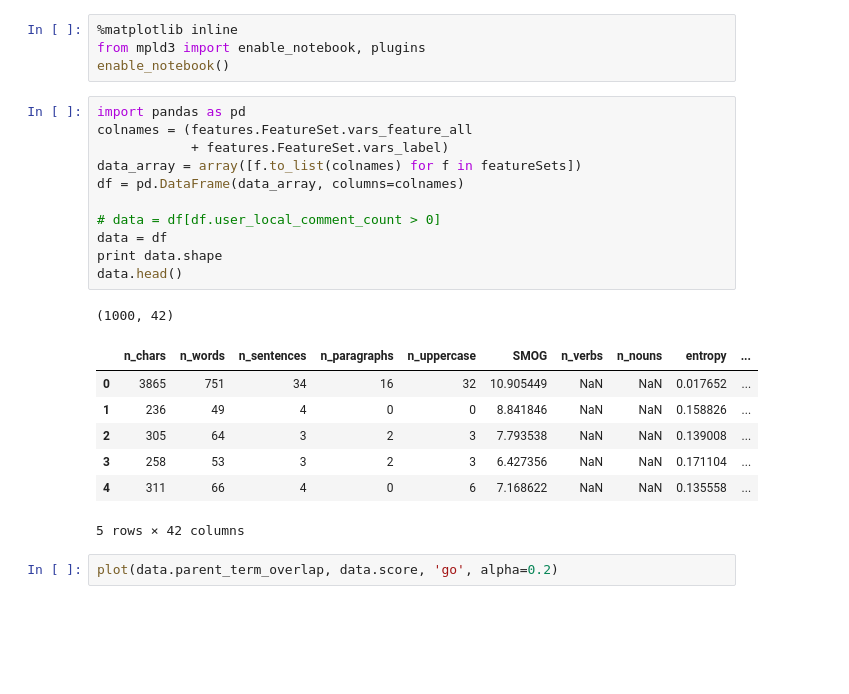
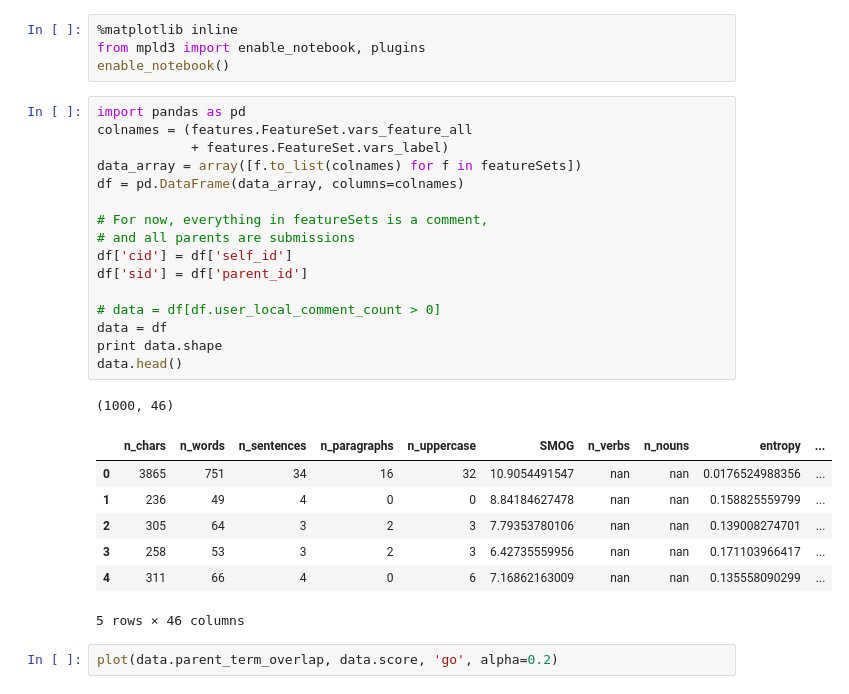
Before and after one commit to nlu-comment-ranker/code, a Jupyter notebook: Feature Extraction - Demo.ipynb, the cells around one changed output. Saved outputs shown, nothing was run; the diff lists cells and outputs as text; blank space fills up the shorter version.

Commit message:
Updated library to automatically store (in vars_label) the corresponding ID for self.original (com_id or sub_id, stored as self_id) and self.parent (com_id or sub_id, stored as parent_id).

```diff
--- a/Feature Extraction - Demo.ipynb
+++ b/Feature Extraction - Demo.ipynb
@@ -88,23 +88,28 @@ enable_notebook()
 # %%
 import pandas as pd
 colnames = (features.FeatureSet.vars_feature_all
             + features.FeatureSet.vars_label)
 data_array = array([f.to_list(colnames) for f in featureSets])
 df = pd.DataFrame(data_array, columns=colnames)
 
+# For now, everything in featureSets is a comment,
+# and all parents are submissions
+df['cid'] = df['self_id']
+df['sid'] = df['parent_id']
+
 # data = df[df.user_local_comment_count > 0]
 data = df
 print data.shape
 data.head()
 # %% [output]
-(1000, 42)
+(1000, 46)
 |  | n_chars | n_words | n_sentences | n_paragraphs | n_uppercase | SMOG | n_verbs | n_nouns | entropy | ... |
-| 0 | 3865 | 751 | 34 | 16 | 32 | 10.905449 | NaN | NaN | 0.017652 | ... |
-| 1 | 236 | 49 | 4 | 0 | 0 | 8.841846 | NaN | NaN | 0.158826 | ... |
-| 2 | 305 | 64 | 3 | 2 | 3 | 7.793538 | NaN | NaN | 0.139008 | ... |
-| 3 | 258 | 53 | 3 | 2 | 3 | 6.427356 | NaN | NaN | 0.171104 | ... |
-| 4 | 311 | 66 | 4 | 0 | 6 | 7.168622 | NaN | NaN | 0.135558 | ... |
+| 0 | 3865 | 751 | 34 | 16 | 32 | 10.9054491547 | nan | nan | 0.0176524988356 | ... |
+| 1 | 236 | 49 | 4 | 0 | 0 | 8.84184627478 | nan | nan | 0.158825559799 | ... |
+| 2 | 305 | 64 | 3 | 2 | 3 | 7.79353780106 | nan | nan | 0.139008274701 | ... |
+| 3 | 258 | 53 | 3 | 2 | 3 | 6.42735559956 | nan | nan | 0.171103966417 | ... |
+| 4 | 311 | 66 | 4 | 0 | 6 | 7.16862163009 | nan | nan | 0.135558090299 | ... |
-5 rows × 42 columns
+5 rows × 46 columns
 # %%
 plot(data.parent_term_overlap, data.score, 'go', alpha=0.2)
 # %% [output]
```
Also changed, not shown: parts of 2 cells of this notebook, 1 other file.
